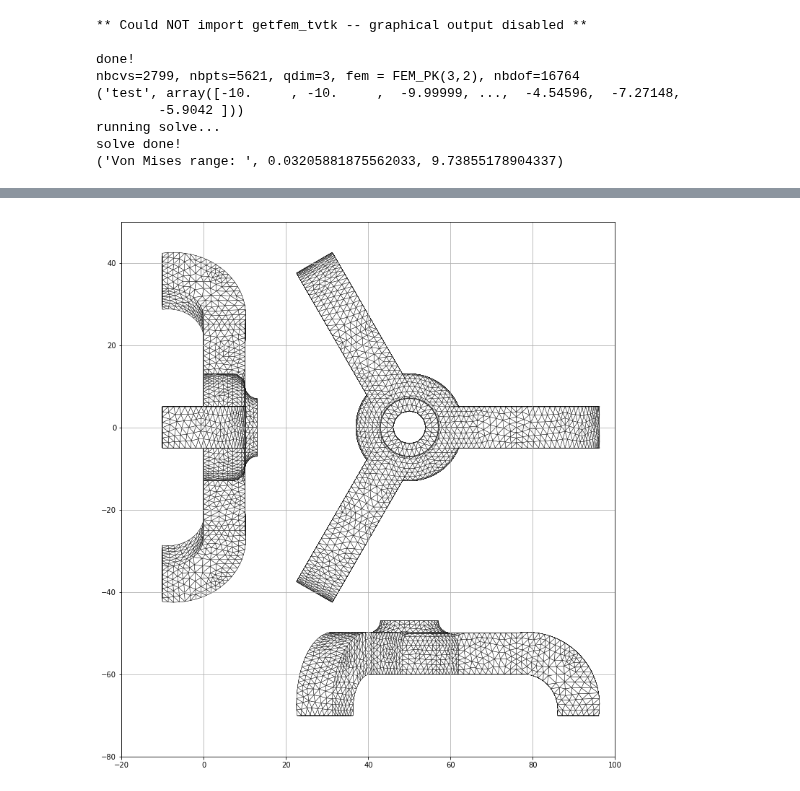
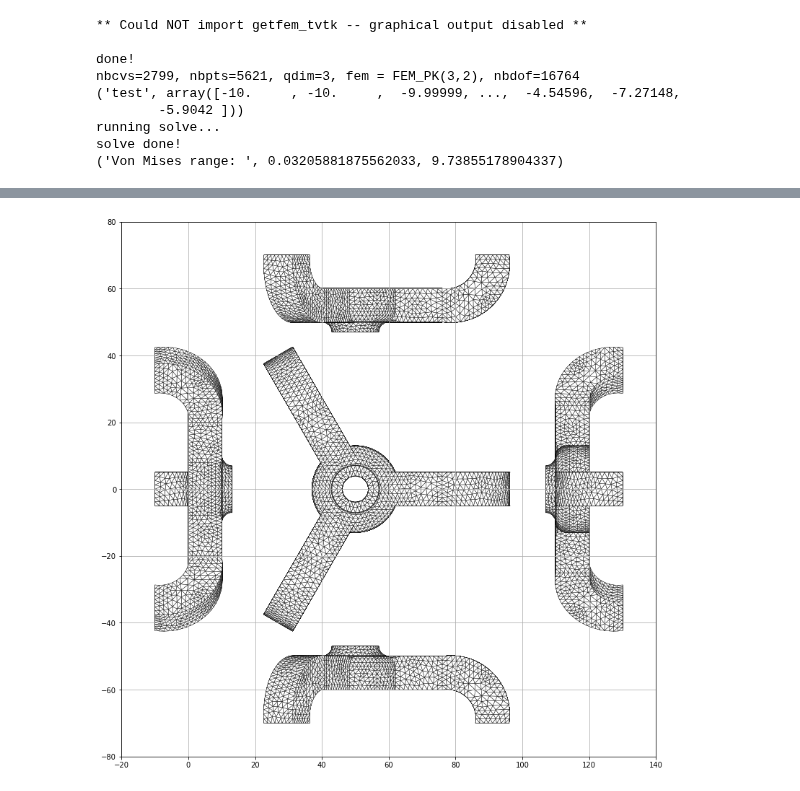
Before and after one commit to tkoyama010/Colaboratory, a Jupyter notebook: Linear_and_non_linear_elasticity.ipynb, the cells around one changed output, grey strips where cells are left out. Saved outputs shown, nothing was run; the diff lists cells and outputs as text; code cells hidden in the pictures.

```diff
--- a/Linear_and_non_linear_elasticity.ipynb
+++ b/Linear_and_non_linear_elasticity.ipynb
@@ -181,35 +166,55 @@ collection1 = PolyCollection(
     closed=True,
     linewidth=0.4,
     facecolor="1.0",
     edgecolor="black",
 )
 
 index2 = np.argsort((vertices[faces][:, :, 2]).mean(axis=1))
 collection2 = PolyCollection(
-    (vertices[faces][:, :, np.array([0, 1])] + [50.0, -60.0])[index2],
+    (vertices[faces][:, :, np.array([0, 1])]*[1.0, 1.0] + [50.0, -60.0])[index2],
     closed=True,
     linewidth=0.4,
     facecolor="1.0",
     edgecolor="black",
 )
 
 index3 = np.argsort((vertices[faces][:, :, 0]).mean(axis=1))
 collection3 = PolyCollection(
-    (vertices[faces][:, :, np.array([1, 2])] + [0.0, 0.0])[index3],
+    (vertices[faces][:, :, np.array([1, 2])]*[-1.0, 1.0] + [120.0, 0.0])[index3],
+    closed=True,
+    linewidth=0.4,
+    facecolor="1.0",
+    edgecolor="black",
+)
+
+index4 = np.argsort((vertices[faces][:, :, 0]).mean(axis=1)*(-1.0))
+collection4 = PolyCollection(
+    (vertices[faces][:, :, np.array([1, 2])]*[1.0, 1.0] + [0.0, 0.0])[index4],
+    closed=True,
+    linewidth=0.4,
+    facecolor="1.0",
+    edgecolor="black",
+)
+
+index5 = np.argsort((vertices[faces][:, :, 2]).mean(axis=1)*(-1.0))
+collection5 = PolyCollection(
+    (vertices[faces][:, :, np.array([0, 1])]*[1.0, -1.0] + [50.0, 60.0])[index5],
     closed=True,
     linewidth=0.4,
     facecolor="1.0",
     edgecolor="black",
 )
 
 ax = fig.add_subplot(211)
-ax.set_xlim(-20, 100)
-ax.set_ylim(-80, +50)
+ax.set_xlim(-20, 140)
+ax.set_ylim(-80, +80)
 ax.set_aspect(1)
 ax.set_frame_on(True)
 ax.add_collection(collection1)
 ax.add_collection(collection2)
 ax.add_collection(collection3)
+ax.add_collection(collection4)
+ax.add_collection(collection5)
 ax.grid(True)
 # %% [output]
-[figure, old version]
+[figure, new version]
```
Also changed, not shown: parts of 3 cells of this notebook.
